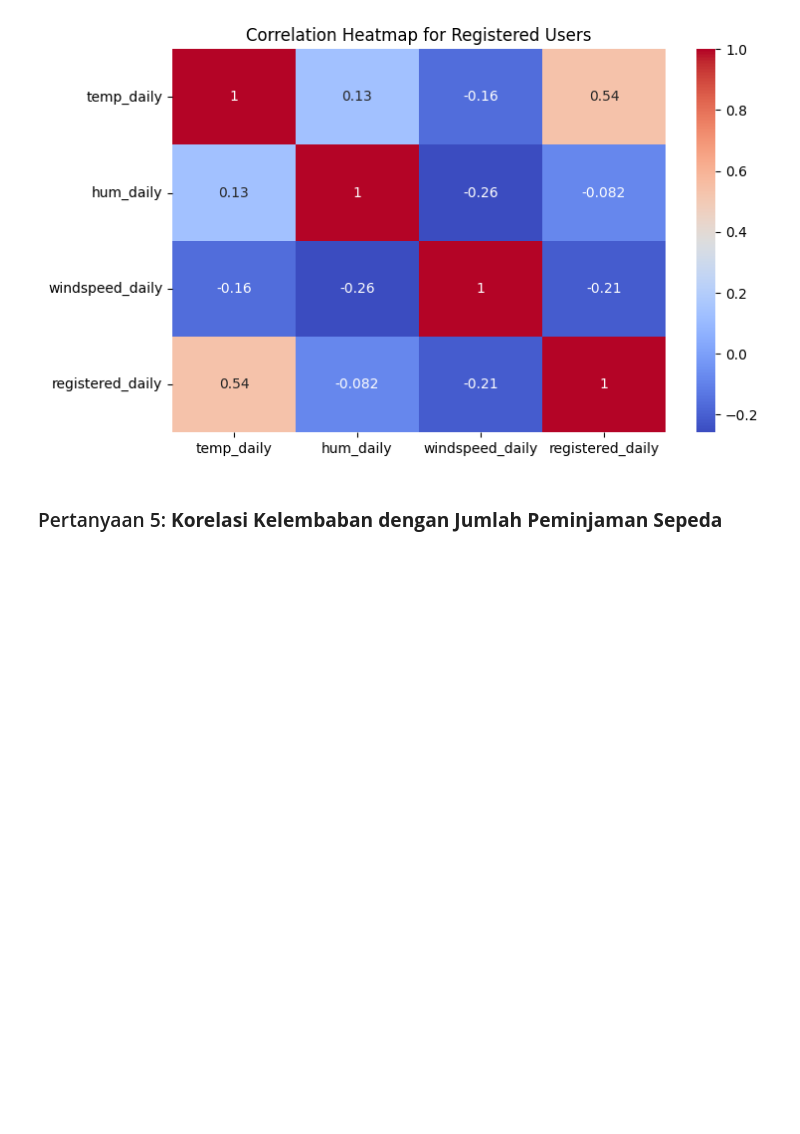
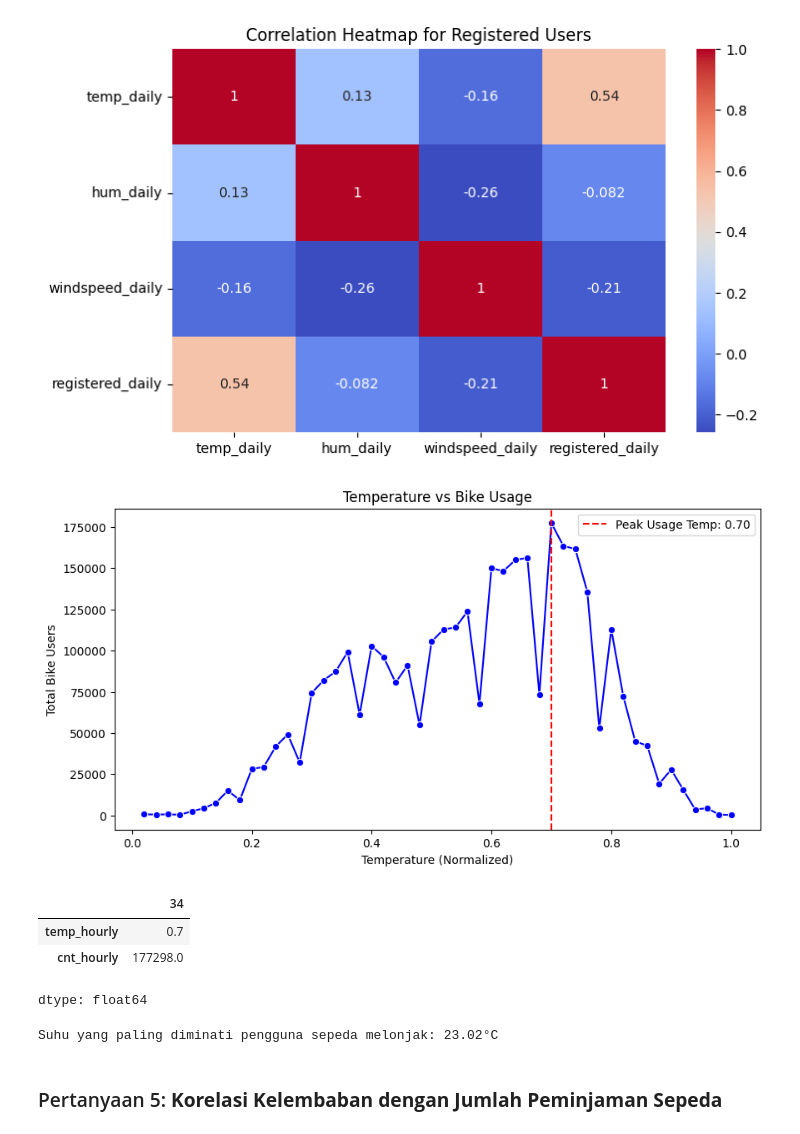
Before and after one commit to KristianEka/dicoding-data-analysis-python, a Jupyter notebook: Proyek_Analisis_Data.ipynb, the cells around one changed output. Drawn from its saved outputs; the diff is of its cells as text; code cells hidden in the pictures; blank space fills up the shorter version.

Commit message:
Notebook for analyzing bike sharing data

```diff
--- a/Proyek_Analisis_Data.ipynb
+++ b/Proyek_Analisis_Data.ipynb
@@ -638,6 +638,44 @@ plt.title("Correlation Heatmap for Registered Users")
 plt.show()
 # %% [output]
 [figure]
+# %%
+temp_usage = main_data_df.groupby('temp_hourly')['cnt_hourly'].sum().reset_index()
+
+# Cari suhu dengan jumlah pengguna tertinggi
+most_popular_temp = temp_usage.loc[temp_usage['cnt_hourly'].idxmax()]
+
+# Visualisasi hubungan suhu dan jumlah pengguna sepeda
+plt.figure(figsize=(10,5))
+sns.lineplot(x='temp_hourly', y='cnt_hourly', data=temp_usage, marker='o', color='b')
+plt.axvline(most_popular_temp['temp_hourly'], color='r', linestyle='--', label=f"Peak Usage Temp: {most_popular_temp['temp_hourly']:.2f}")
+plt.xlabel("Temperature (Normalized)")
+plt.ylabel("Total Bike Users")
+plt.title("Temperature vs Bike Usage")
+plt.legend()
+plt.show()
+
+# Tampilkan suhu dengan jumlah pengguna tertinggi
+most_popular_temp
+# %% [output]
+[figure, added]
+|  | 34 |
+| temp_hourly | 0.7 |
+| cnt_hourly | 177298.0 |
+dtype: float64
+# %%
+# Skala suhu yang digunakan dalam dataset
+t_min = -8  # Suhu minimum dalam dataset
+t_max = 39  # Suhu maksimum dalam dataset
+
+# Ambil nilai suhu yang paling diminati pengguna sepeda melonjak
+temp_normalized = main_data_df.loc[main_data_df['cnt_hourly'].idxmax(), 'temp_hourly']
+
+# Konversi suhu ke skala asli
+temp_original = temp_normalized * (t_max - t_min) + t_min
+
+print(f"Suhu yang paling diminati pengguna sepeda melonjak: {temp_original:.2f}°C")
+# %% [output]
+Suhu yang paling diminati pengguna sepeda melonjak: 23.02°C
 # %% [markdown]
 ### Pertanyaan 5: **Korelasi Kelembaban dengan Jumlah Peminjaman Sepeda**
 # %%
```
Also changed, not shown: parts of 9 cells of this notebook.
